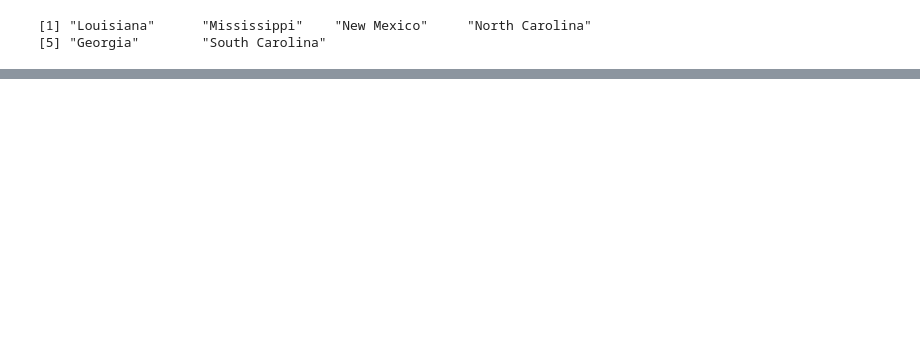
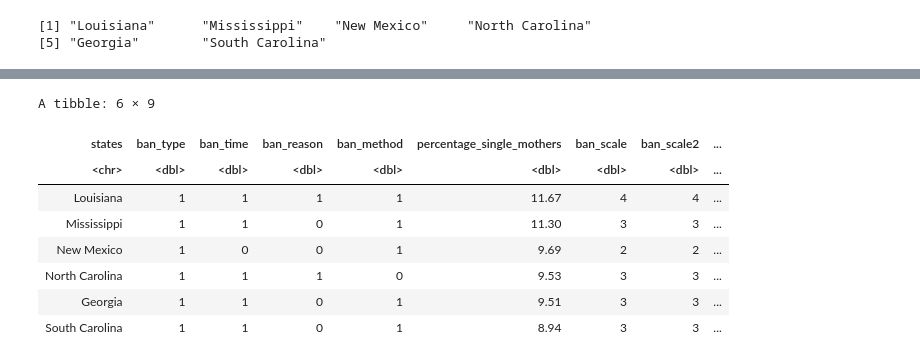
Before and after one commit to mirandamartone/Final-Research-Analysis, a Jupyter notebook: this_is_happening.ipynb, the cells around one changed output, grey strips where cells are left out. Saved outputs shown, nothing was run; the diff lists cells and outputs as text; code cells hidden in the pictures; blank space fills up the shorter version.

```diff
--- a/this_is_happening.ipynb
+++ b/this_is_happening.ipynb
@@ -46,0 +165,15 @@ head(states)
+# %%
+#NEW
+#Creating a column that adds all of the individual legislation into one metric for the abortion ban scale
+df_final$new_ban_scale <- df_final$ban_time + df_final$ban_method
+head(df_final)
+# %% [output]
+A tibble: 6 × 9
+| states | ban_type | ban_time | ban_reason | ban_method | percentage_single_mothers | ban_scale | ban_scale2 | ... |
+| <chr> | <dbl> | <dbl> | <dbl> | <dbl> | <dbl> | <dbl> | <dbl> | ... |
+| Louisiana | 1 | 1 | 1 | 1 | 11.67 | 4 | 4 | ... |
+| Mississippi | 1 | 1 | 0 | 1 | 11.30 | 3 | 3 | ... |
+| New Mexico | 1 | 0 | 0 | 1 | 9.69 | 2 | 2 | ... |
+| North Carolina | 1 | 1 | 1 | 0 | 9.53 | 3 | 3 | ... |
+| Georgia | 1 | 1 | 0 | 1 | 9.51 | 3 | 3 | ... |
+| South Carolina | 1 | 1 | 0 | 1 | 8.94 | 3 | 3 | ... |
```
Also changed, not shown: parts of 24 cells of this notebook.
